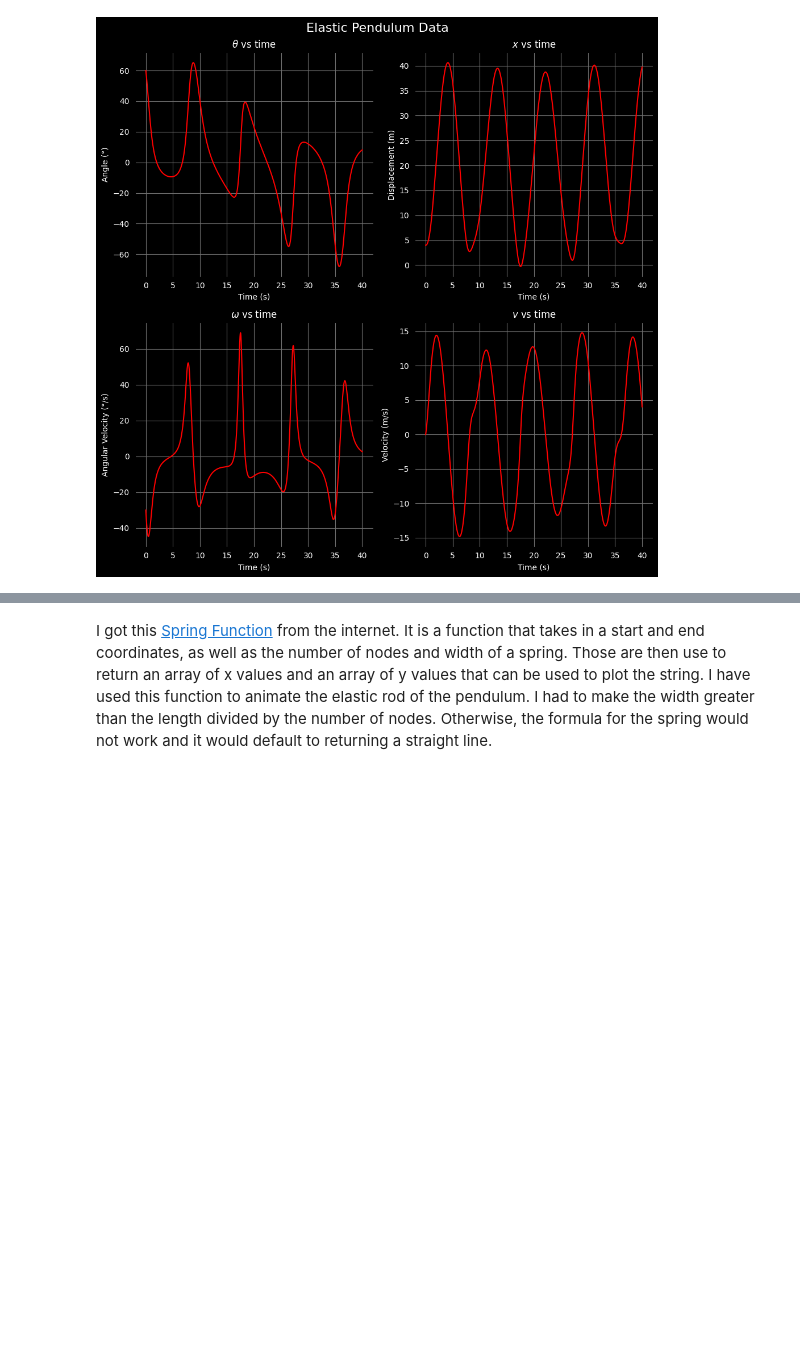
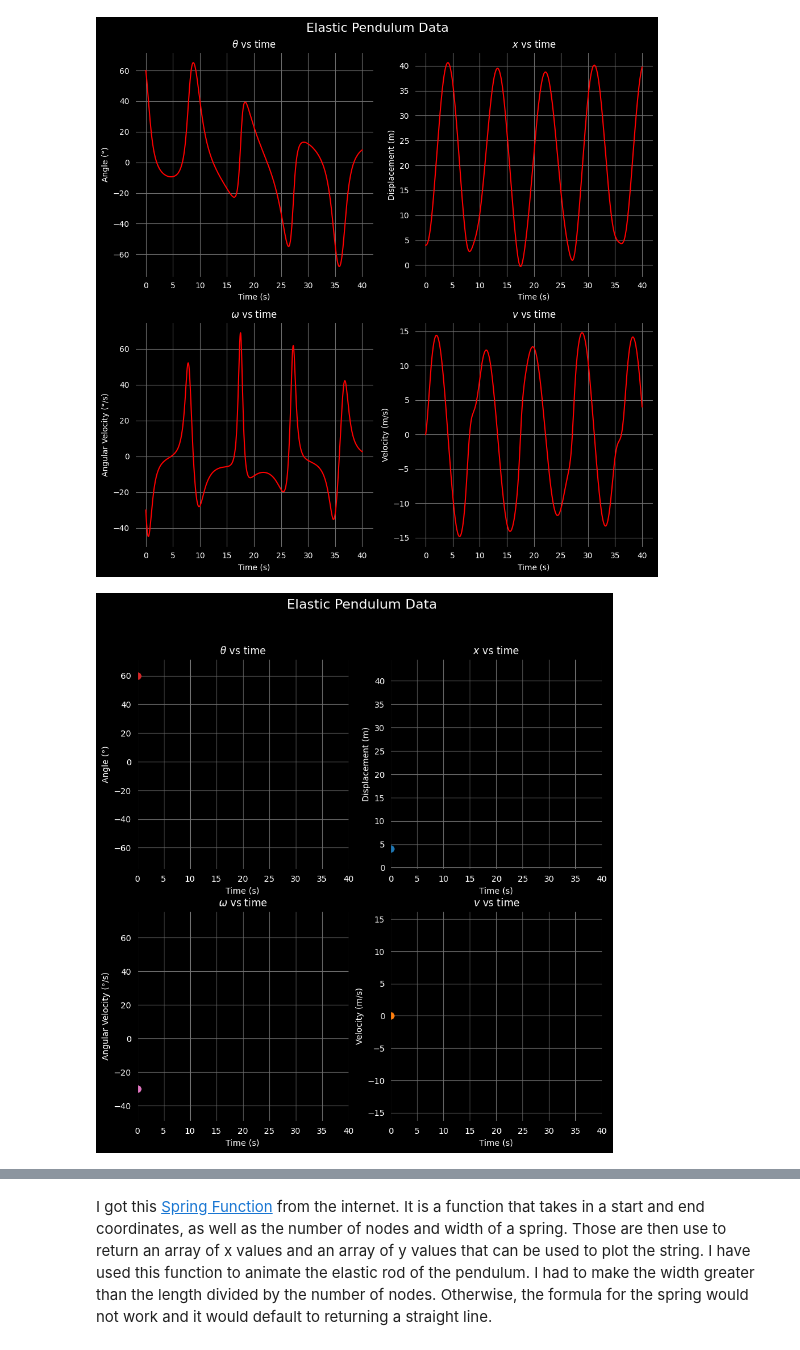
Before and after one commit to Melon-Mao/Python-repository, a Jupyter notebook: Data Analysis/Mechanics/Pendulums/Elastic Pendulum/elastic_pendulum.ipynb, the cells around one changed output, grey strips where cells are left out. Cells and saved outputs as stored; diff of their text form; code cells hidden in the pictures; blank space fills up the shorter version.

Commit message:
finished elastic pendulum

```diff
--- a/Data Analysis/Mechanics/Pendulums/Elastic Pendulum/elastic_pendulum.ipynb
+++ b/Data Analysis/Mechanics/Pendulums/Elastic Pendulum/elastic_pendulum.ipynb
@@ -346,4 +346,76 @@ plt.savefig("Figures/elastic_pendulum_data.png", dpi=300)
 plt.show()
 # %% [output]
 [figure]
+# %%
+fig, ax = plt.subplots(figsize=(10, 10))
+gs = gridspec.GridSpec(2, 2, figure=fig)
+plt.clf()
+
+# theta vs time
+ax1 = fig.add_subplot(gs[0, 0])
+line1, = ax1.plot([], [], lw=1, markersize=8, color="tab:red", linestyle="-")
+point1, = ax1.plot([], [], lw=1, markersize=8, color="tab:red", marker="o", linestyle="--")
+
+ax1.set_title(r"$\theta$ vs time")
+ax1.set_xlim(t_0, t_f)
+ax1.set_ylim(1.1 * np.min(Theta_deg_array), 1.1 * np.max(Theta_deg_array))
+ax1.set_xlabel("Time (s)")
+ax1.set_ylabel("Angle (°)")
+ax1.grid()
+
+# x vs time
+ax2 = fig.add_subplot(gs[0, 1])
+line2, = ax2.plot([], [], lw=1, markersize=8, color="tab:blue", linestyle="-")
+point2, = ax2.plot([], [], lw=1, markersize=8, color="tab:blue", marker="o", linestyle="--")
+
+ax2.set_title(r"$x$ vs time")
+ax2.set_xlim(t_0, t_f)
+ax2.set_ylim(1.1 * np.min(X_array), 1.1 * np.max(X_array))
+ax2.set_xlabel("Time (s)")
+ax2.set_ylabel("Displacement (m)")
+ax2.grid()
+
+# omega vs time
+ax3 = fig.add_subplot(gs[1, 0])
+line3, = ax3.plot([], [], lw=1, markersize=8, color="tab:pink", linestyle="-")
+point3, = ax3.plot([], [], lw=1, markersize=8, color="tab:pink", marker="o", linestyle="--")
+
+ax3.set_title(r"$\omega$ vs time")
+ax3.set_xlim(t_0, t_f)
+ax3.set_ylim(1.1 * np.min(Omega_deg_array), 1.1 * np.max(Omega_deg_array))
+ax3.set_xlabel("Time (s)")
+ax3.set_ylabel("Angular Velocity (°/s)")
+ax3.grid()
+
+# v vs time
+ax4 = fig.add_subplot(gs[1, 1])
+line4, = ax4.plot([], [], lw=1, markersize=8, color="tab:orange", linestyle="-")
+point4, = ax4.plot([], [], lw=1, markersize=8, color="tab:orange", marker="o", linestyle="--")
+
+ax4.set_title(r"$v$ vs time")
+ax4.set_xlim(t_0, t_f)
+ax4.set_ylim(1.1 * np.min(V_array), 1.1 * np.max(V_array))
+ax4.set_xlabel("Time (s)")
+ax4.set_ylabel("Velocity (m/s)")
+ax4.grid()
+
+
+# Title to go over all subplots
+plt.suptitle("Elastic Pendulum Data", color="white", fontsize=16)
+
+def animate(i):
+    line1.set_data(time[:i], Theta_deg_array[:i])
+    point1.set_data(time[i], Theta_deg_array[i])
+    line2.set_data(time[:i], X_array[:i])
+    point2.set_data(time[i], X_array[i])
+    line3.set_data(time[:i], Omega_deg_array[:i])
+    point3.set_data(time[i], Omega_deg_array[i])
+    line4.set_data(time[:i], V_array[:i])
+    point4.set_data(time[i], V_array[i])
+
+
+ani = animation.FuncAnimation(fig, animate, frames=len(time), interval=50)
+ani.save("Animations/elastic_pendulum_data.gif", writer="pillow", fps=25)
+# %% [output]
+[figure, added]
 # %% [markdown]
```
Also changed, not shown: parts of 3 cells of this notebook, 3 other files.
